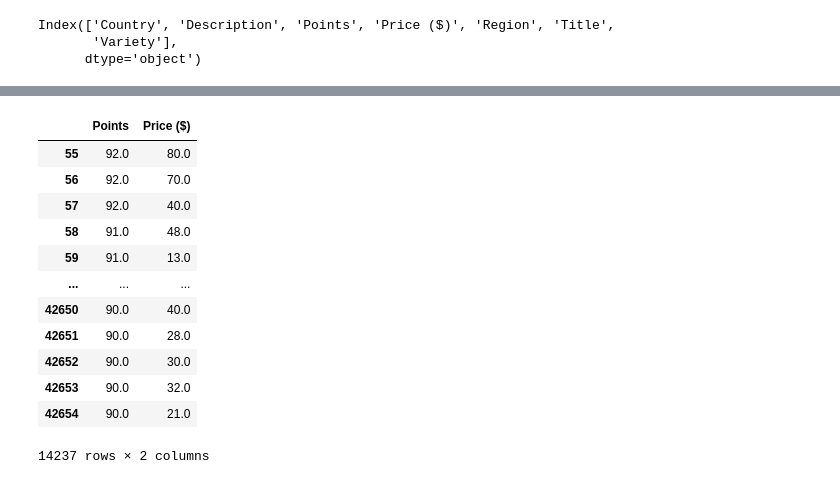
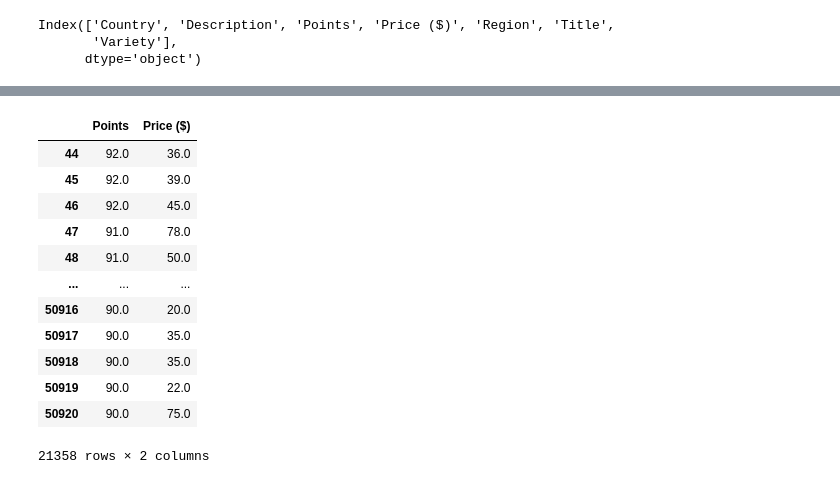
Before and after one commit to carojasp12/Sip-by-Sip, a Jupyter notebook: Code/Sip-by-Sip.ipynb, the cells around one changed output, grey strips where cells are left out. Saved outputs shown, nothing was run; the diff lists cells and outputs as text; code cells hidden in the pictures.

```diff
--- a/Code/Sip-by-Sip.ipynb
+++ b/Code/Sip-by-Sip.ipynb
@@ -114,9 +139,10 @@ PearsonRResult(statistic=0.4149569124009651, pvalue=0.0)
 # %%
+#isolate the top 10 wines based on variety data
 df= wine_df['Variety'].value_counts()
 threshold = 2500
 drop_df = df[df > threshold].index
 
-clean_wine_df = wine_df[wine_df['Variety'].isin(drop_df)==False].reset_index(drop=True)
+clean_wine_df = wine_df[wine_df['Variety'].isin(drop_df)==True].reset_index(drop=True)
 
-clean_wine_df.dtypes
+clean_wine_df
 # %% [output]
@@ -131,18 +162,18 @@ dtype: object
 # %%
-high_points = clean_wine_df.loc[(clean_wine_df['Points']>= 90) & (clean_wine_df['Price ($)']<= 300)]
+upper_points = clean_wine_df.loc[(clean_wine_df['Points']>= 90) & (clean_wine_df['Price ($)']<= 300)]
 
-high_points[['Points', 'Price ($)']]
+upper_points[['Points', 'Price ($)']]
 # %% [output]
 |  | Points | Price ($) |
-| 55 | 92.0 | 80.0 |
-| 56 | 92.0 | 70.0 |
-| 57 | 92.0 | 40.0 |
-| 58 | 91.0 | 48.0 |
-| 59 | 91.0 | 13.0 |
+| 44 | 92.0 | 36.0 |
+| 45 | 92.0 | 39.0 |
+| 46 | 92.0 | 45.0 |
+| 47 | 91.0 | 78.0 |
+| 48 | 91.0 | 50.0 |
 | ... | ... | ... |
-| 42650 | 90.0 | 40.0 |
-| 42651 | 90.0 | 28.0 |
-| 42652 | 90.0 | 30.0 |
-| 42653 | 90.0 | 32.0 |
-| 42654 | 90.0 | 21.0 |
+| 50916 | 90.0 | 20.0 |
+| 50917 | 90.0 | 35.0 |
+| 50918 | 90.0 | 35.0 |
+| 50919 | 90.0 | 22.0 |
+| 50920 | 90.0 | 75.0 |
-14237 rows × 2 columns
+21358 rows × 2 columns
```
Also changed, not shown: parts of 43 cells of this notebook.
